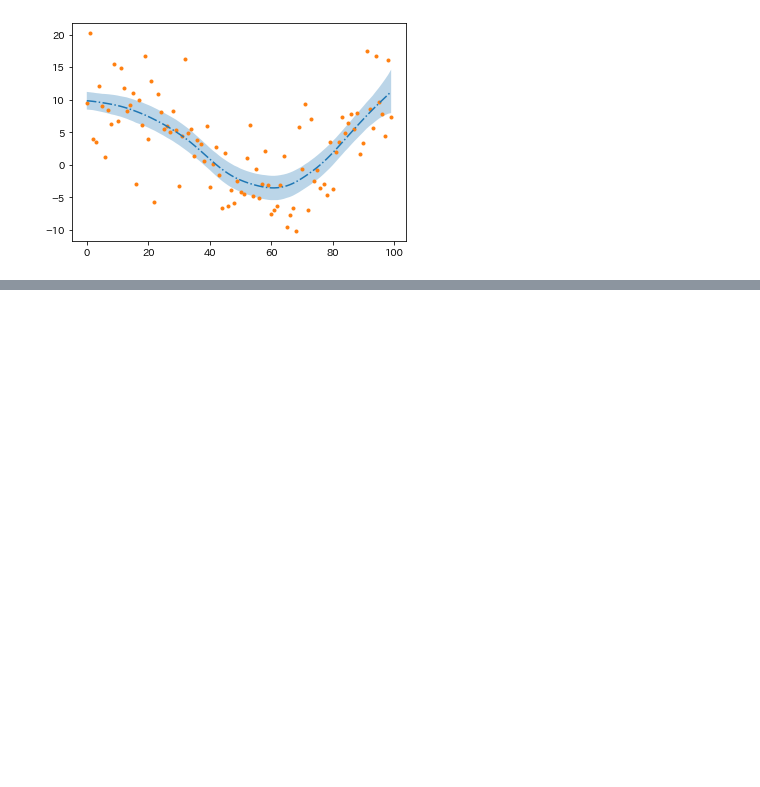
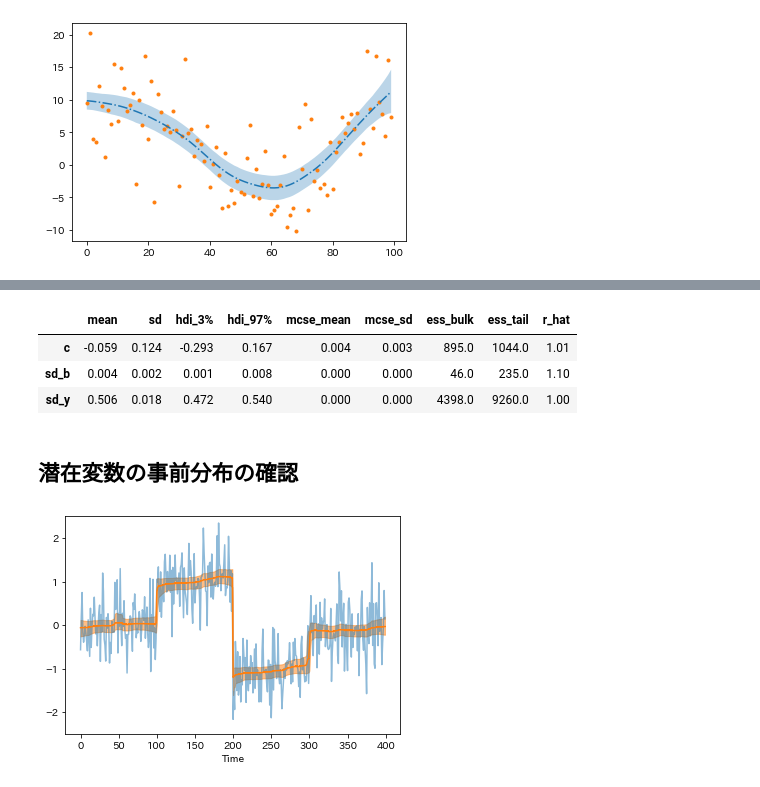
Before and after one commit to gomi-kuzu/practice_bayes_by_py, a Jupyter notebook: Ud_NPR_Ad_Sec6.ipynb, the cells around one changed output, grey strips where cells are left out. Cells and saved outputs as stored; diff of their text form; code cells hidden in the pictures; blank space fills up the shorter version.

```diff
--- a/Ud_NPR_Ad_Sec6.ipynb
+++ b/Ud_NPR_Ad_Sec6.ipynb
@@ -160,0 +219,25 @@ plt.fill_between(t, pi[0, :], pi[1, :], alpha=0.3);
+# %%
+az.summary(idata, var_names=["c", "sd_b", "sd_y"],)
+# %% [output]
+|  | mean | sd | hdi_3% | hdi_97% | mcse_mean | mcse_sd | ess_bulk | ess_tail | r_hat |
+| c | -0.059 | 0.124 | -0.293 | 0.167 | 0.004 | 0.003 | 895.0 | 1044.0 | 1.01 |
+| sd_b | 0.004 | 0.002 | 0.001 | 0.008 | 0.000 | 0.000 | 46.0 | 235.0 | 1.10 |
+| sd_y | 0.506 | 0.018 | 0.472 | 0.540 | 0.000 | 0.000 | 4398.0 | 9260.0 | 1.00 |
+# %% [markdown]
+## 潜在変数の事前分布の確認
+# %%
+u_samled = trace["u"]
+# %%
+mu = jnp.mean(u_samled, 0)
+pi = jnp.percentile(u_samled, jnp.array([5,95]), 0)
+# %%
+plt.figure()
+plt.plot(t_obs, y_obs, color="C0", alpha=0.5)
+
+plt.plot(t_obs, mu, "-,", color="C1")
+plt.fill_between(t_obs, pi[0, :], pi[1, :], color="C1", alpha=0.5)
+
+plt.ylim([-2.5, 2.5])
+plt.xlabel("Time");
+# %% [output]
+[figure, added]
```
Also changed, not shown: parts of 23 cells of this notebook.
